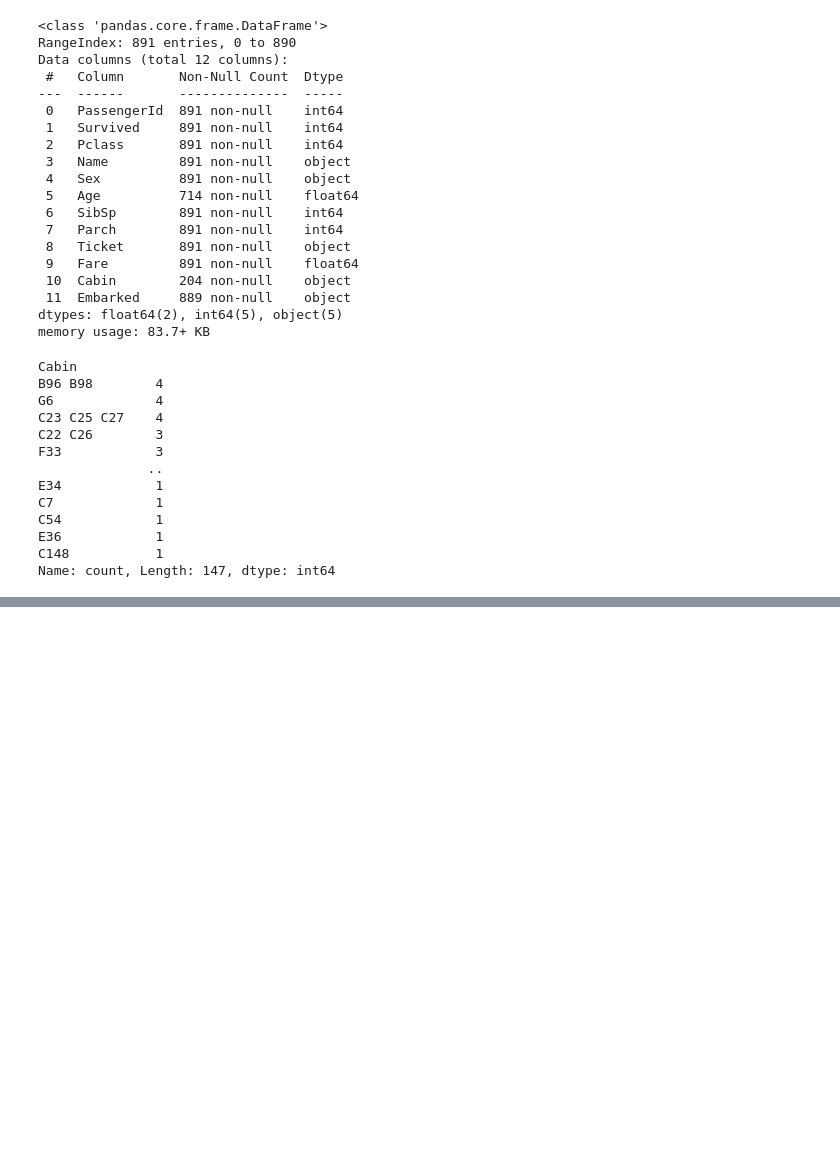
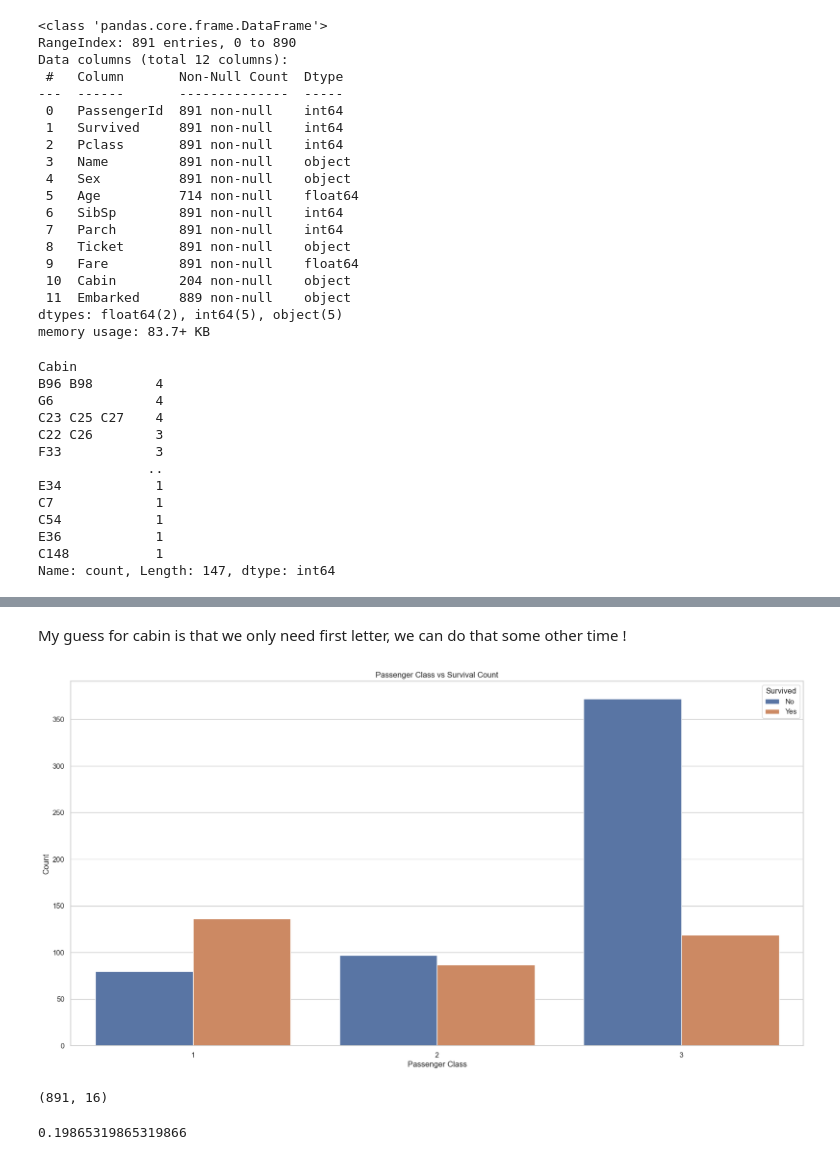
Before and after one commit to hahahang0/MLPracFromKaggle, a Jupyter notebook: titanic/practical3_external_ds.ipynb, the cells around one changed output, grey strips where cells are left out. Drawn from its saved outputs; the diff is of its cells as text; code cells hidden in the pictures; blank space fills up the shorter version.

```diff
--- a/titanic/practical3_external_ds.ipynb
+++ b/titanic/practical3_external_ds.ipynb
@@ -81,0 +161,4 @@ Name: count, Length: 147, dtype: int64
+# %%
+#### now for first name,
+titanic_df["last_name"] = titanic_df["splitted_names"].str[0].str.strip()
+titanic_df["first_name"] = titanic_df["splitted_names"].str[1].str.strip()
@@ -81,0 +181,2 @@ Name: count, Length: 147, dtype: int64
+# %%
+titanic_df["honorifics"] = titanic_df['first_name'].str.extract(r'^([^\.]+)')
@@ -81,0 +221,3 @@ Name: count, Length: 147, dtype: int64
+# %%
+###### now lets drop the table Name
+titanic_df.drop(columns="Name",inplace=True)
@@ -81,0 +332,3 @@ Name: count, Length: 147, dtype: int64
+# %%
+# lets get the total_people_they_were_related_with or simply say total number of people that were travelling at the same time !
+titanic_df["total_pep"] = titanic_df["SibSp"] + titanic_df["Parch"]
@@ -81,0 +367,20 @@ Name: count, Length: 147, dtype: int64
+# %% [markdown]
+My guess for cabin is that we only need first letter, we can do that some other time !
+# %%
+plt.figure(figsize=(20,10))
+sns.countplot(x='Pclass', hue='Survived', data=titanic_df)
+plt.title('Passenger Class vs Survival Count')
+plt.xlabel('Passenger Class')
+plt.ylabel('Count')
+plt.legend(title='Survived', labels=['No', 'Yes'])
+plt.show()
+# %% [output]
+[figure, added]
+# %%
+titanic_df.shape
+# %% [output]
+(891, 16)
+# %%
+titanic_df["Age"].isna().sum()/titanic_df.shape[0]
+# %% [output]
+0.19865319865319866
```
Also changed, not shown: parts of 40 cells of this notebook.
